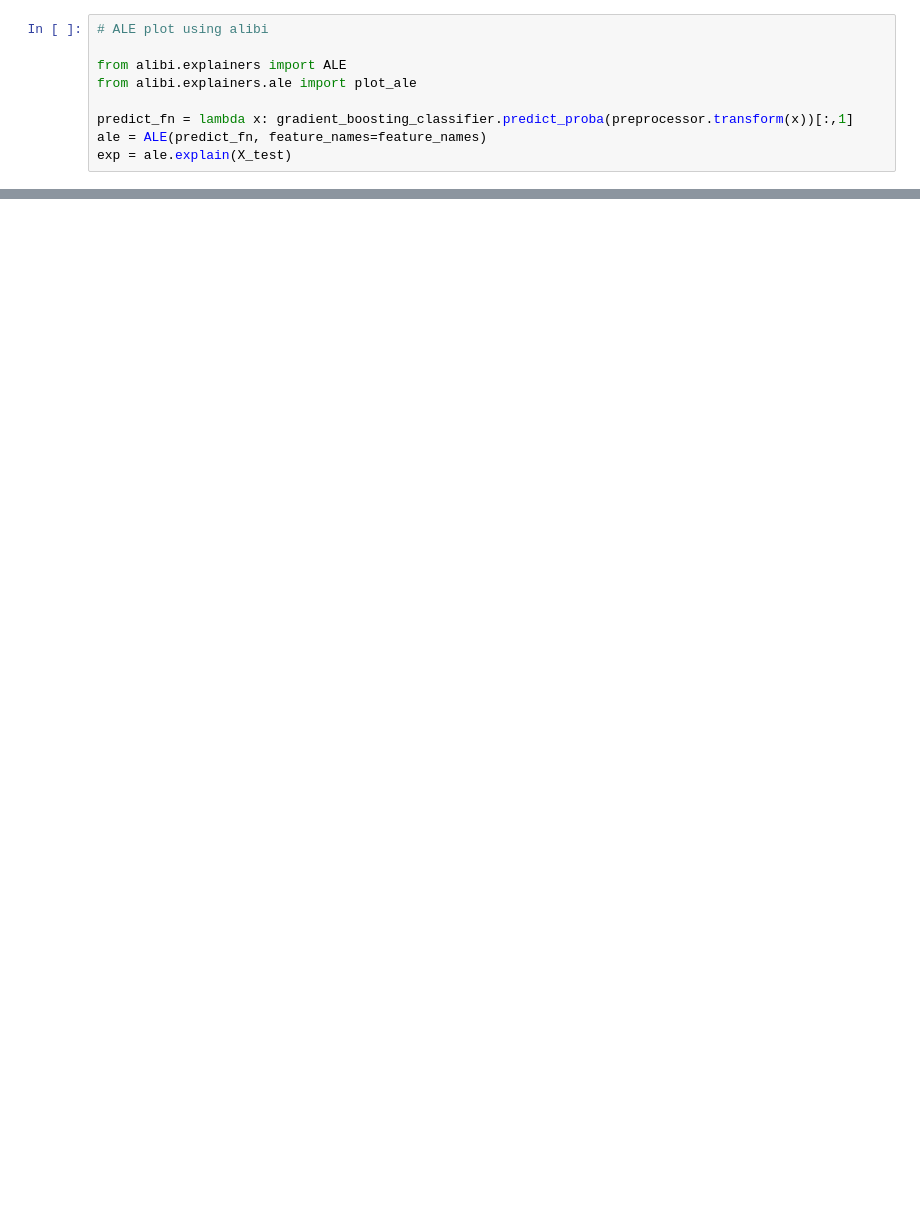
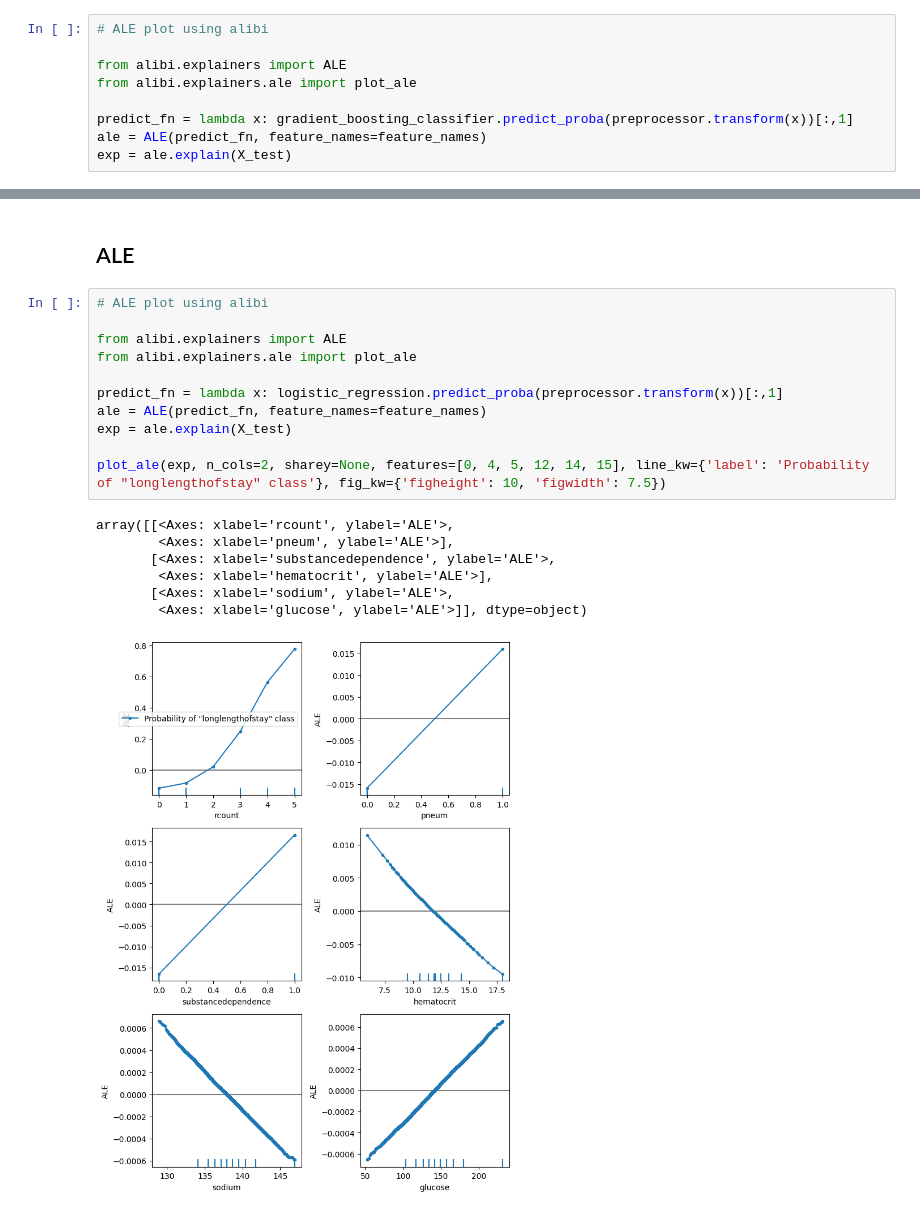
Before and after one commit to RCChan5/LOS_forecasting, a Jupyter notebook: Mini proj 2 LIME/XAI hospital LOS models-Lab2.ipynb, the cells around one changed output, grey strips where cells are left out. Saved outputs shown, nothing was run; the diff lists cells and outputs as text; blank space fills up the shorter version.

```diff
--- a/Mini proj 2 LIME/XAI hospital LOS models-Lab2.ipynb
+++ b/Mini proj 2 LIME/XAI hospital LOS models-Lab2.ipynb
@@ -583,0 +600,21 @@ los_data_viz.show_html('sweetviz-los.html')
+# %% [markdown]
+## ALE
+# %%
+# ALE plot using alibi
+
+from alibi.explainers import ALE
+from alibi.explainers.ale import plot_ale
+
+predict_fn = lambda x: logistic_regression.predict_proba(preprocessor.transform(x))[:,1]
+ale = ALE(predict_fn, feature_names=feature_names)
+exp = ale.explain(X_test)
+
+plot_ale(exp, n_cols=2, sharey=None, features=[0, 4, 5, 12, 14, 15], line_kw={'label': 'Probability of "longlengthofstay" class'}, fig_kw={'figheight': 10, 'figwidth': 7.5})
+# %% [output]
+array([[<Axes: xlabel='rcount', ylabel='ALE'>,
+        <Axes: xlabel='pneum', ylabel='ALE'>],
+       [<Axes: xlabel='substancedependence', ylabel='ALE'>,
+        <Axes: xlabel='hematocrit', ylabel='ALE'>],
+       [<Axes: xlabel='sodium', ylabel='ALE'>,
+        <Axes: xlabel='glucose', ylabel='ALE'>]], dtype=object)
+[figure, added]
```
Also changed, not shown: parts of 23 cells of this notebook.
